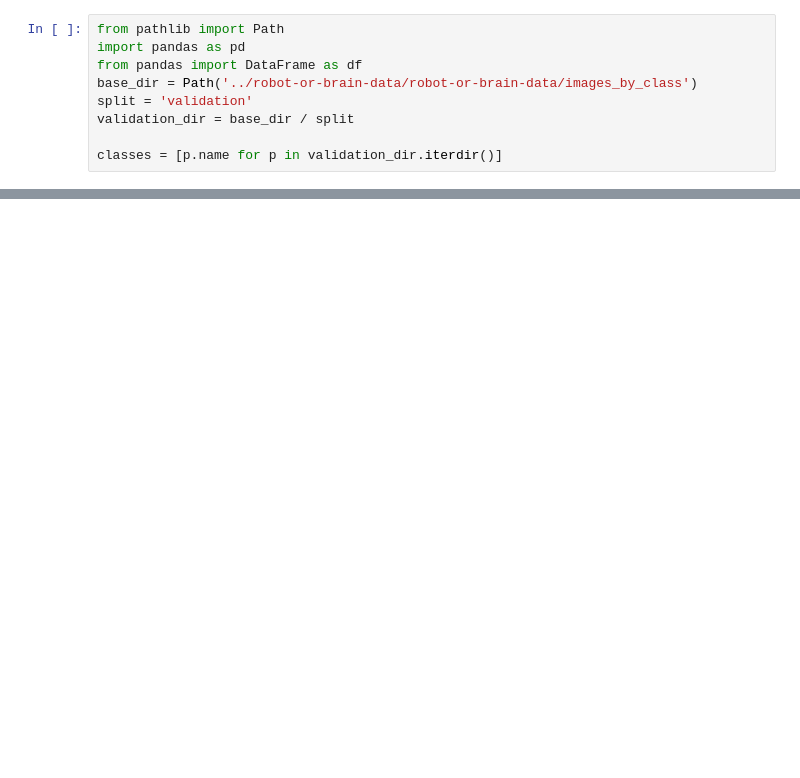
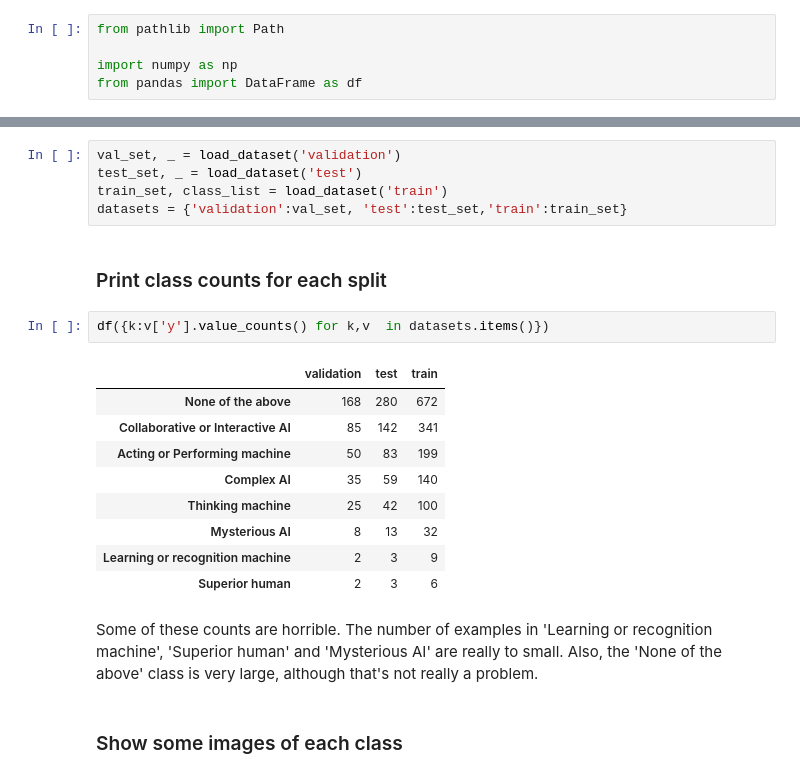
Before and after one commit to robot-or-brain/robot_or_brain, a Jupyter notebook: baseline.ipynb, the cells around one changed output, grey strips where cells are left out. Drawn from its saved outputs; the diff is of its cells as text; blank space fills up the shorter version.

```diff
--- a/baseline.ipynb
+++ b/baseline.ipynb
@@ -1,9 +1,5 @@
 # %%
 from pathlib import Path
-import pandas as pd
+
+import numpy as np
 from pandas import DataFrame as df
-base_dir = Path('../robot-or-brain-data/robot-or-brain-data/images_by_class')
-split = 'validation'
-validation_dir = base_dir / split
-
-classes = [p.name for p in validation_dir.iterdir()]
@@ -34,0 +17,23 @@ d = validation_dir / (classes[3])
+# %%
+val_set, _ = load_dataset('validation')
+test_set, _ = load_dataset('test')
+train_set, class_list = load_dataset('train')
+datasets = {'validation':val_set, 'test':test_set,'train':train_set}
+# %% [markdown]
+### Print class counts for each split
+# %%
+df({k:v['y'].value_counts() for k,v  in datasets.items()})
+# %% [output]
+|  | validation | test | train |
+| None of the above | 168 | 280 | 672 |
+| Collaborative or Interactive AI | 85 | 142 | 341 |
+| Acting or Performing machine | 50 | 83 | 199 |
+| Complex AI | 35 | 59 | 140 |
+| Thinking machine | 25 | 42 | 100 |
+| Mysterious AI | 8 | 13 | 32 |
+| Learning or recognition machine | 2 | 3 | 9 |
+| Superior human | 2 | 3 | 6 |
+# %% [markdown]
+Some of these counts are horrible. The number of examples in 'Learning or recognition machine', 'Superior human' and 'Mysterious AI' are really to small. Also, the 'None of the above' class is very large, although that's not really a problem.
+# %% [markdown]
+### Show some images of each class
```
Also changed, not shown: parts of 10 cells of this notebook.
